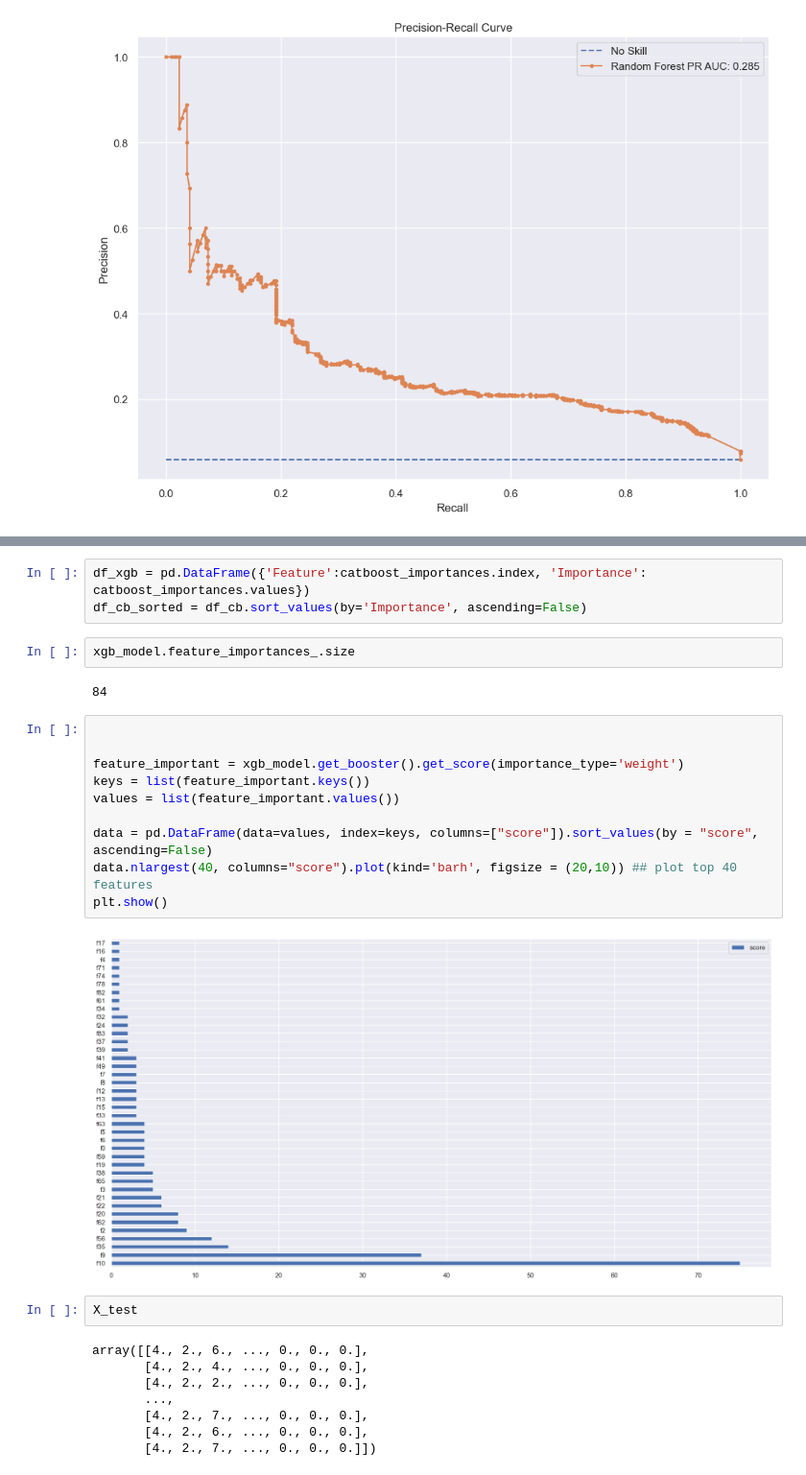
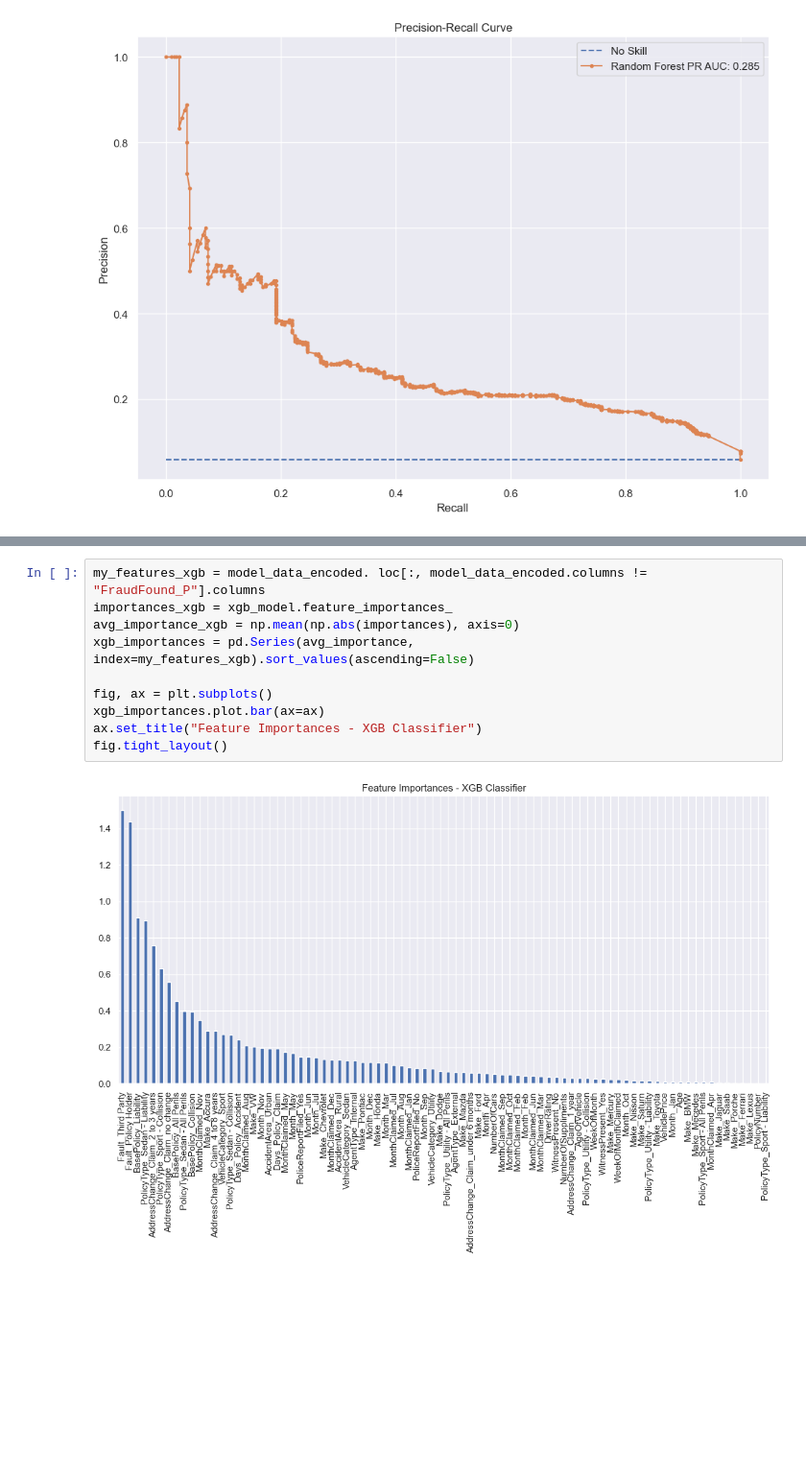
Before and after one commit to MHirschberger/car-insurance-fraud-detection, a Jupyter notebook: fraud_detection.ipynb, the cells around one changed output, grey strips where cells are left out. Shown at 96% size. Drawn from its saved outputs; the diff is of its cells as text; blank space fills up the shorter version.

Commit message:
XGB Feature Importances Plot

```diff
--- a/fraud_detection.ipynb
+++ b/fraud_detection.ipynb
@@ -1207,32 +1177,15 @@ Index(['MonthClaimed', 'Month', 'Fault', 'PolicyType', 'VehicleCategory',
-# %%
-df_xgb = pd.DataFrame({'Feature':catboost_importances.index, 'Importance': catboost_importances.values})
-df_cb_sorted = df_cb.sort_values(by='Importance', ascending=False)
-# %%
-xgb_model.feature_importances_.size
-# %% [output]
-84
-# %%
-
-
-feature_important = xgb_model.get_booster().get_score(importance_type='weight')
-keys = list(feature_important.keys())
-values = list(feature_important.values())
-
-data = pd.DataFrame(data=values, index=keys, columns=["score"]).sort_values(by = "score", ascending=False)
-data.nlargest(40, columns="score").plot(kind='barh', figsize = (20,10)) ## plot top 40 features
-plt.show()
-# %% [output]
-[figure, removed]
-# %%
-X_test
-# %% [output]
-array([[4., 2., 6., ..., 0., 0., 0.],
-       [4., 2., 4., ..., 0., 0., 0.],
-       [4., 2., 2., ..., 0., 0., 0.],
-       ...,
-       [4., 2., 7., ..., 0., 0., 0.],
-       [4., 2., 6., ..., 0., 0., 0.],
-       [4., 2., 7., ..., 0., 0., 0.]])
+# %%
+my_features_xgb = model_data_encoded. loc[:, model_data_encoded.columns != "FraudFound_P"].columns
+importances_xgb = xgb_model.feature_importances_
+avg_importance_xgb = np.mean(np.abs(importances), axis=0)
+xgb_importances = pd.Series(avg_importance, index=my_features_xgb).sort_values(ascending=False)
+
+fig, ax = plt.subplots()
+xgb_importances.plot.bar(ax=ax)
+ax.set_title("Feature Importances - XGB Classifier")
+fig.tight_layout()
+# %% [output]
+[figure, added]
 # %%
 results_table = pd.DataFrame({"Logistic Regression": {"ROC AUC": lg_roc_auc, "PR AUC": lg_auc_score},
                  "Random Forest": {"ROC AUC": rf_roc_auc, "PR AUC": rf_auc_score},
```
Also changed, not shown: parts of 14 cells of this notebook, 4 other files.
